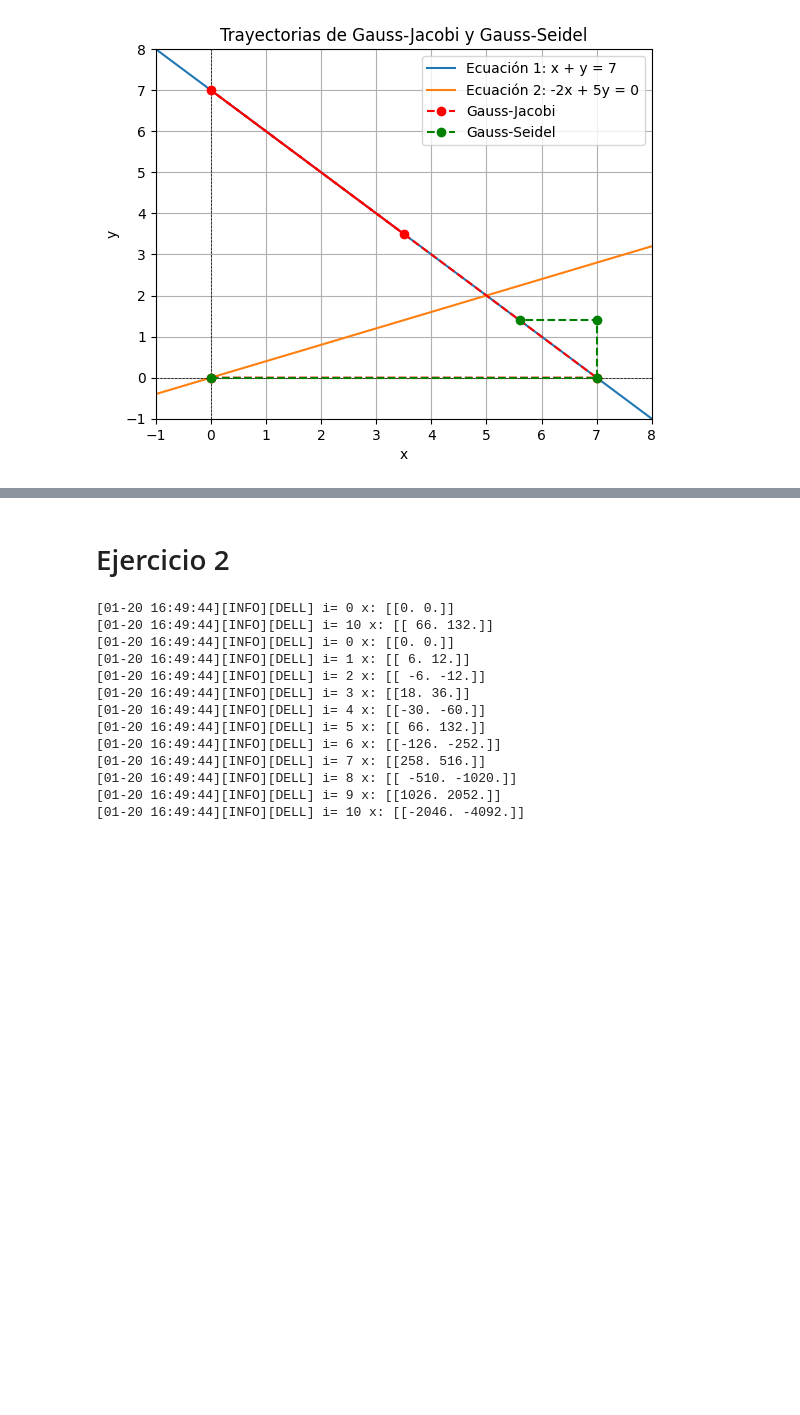
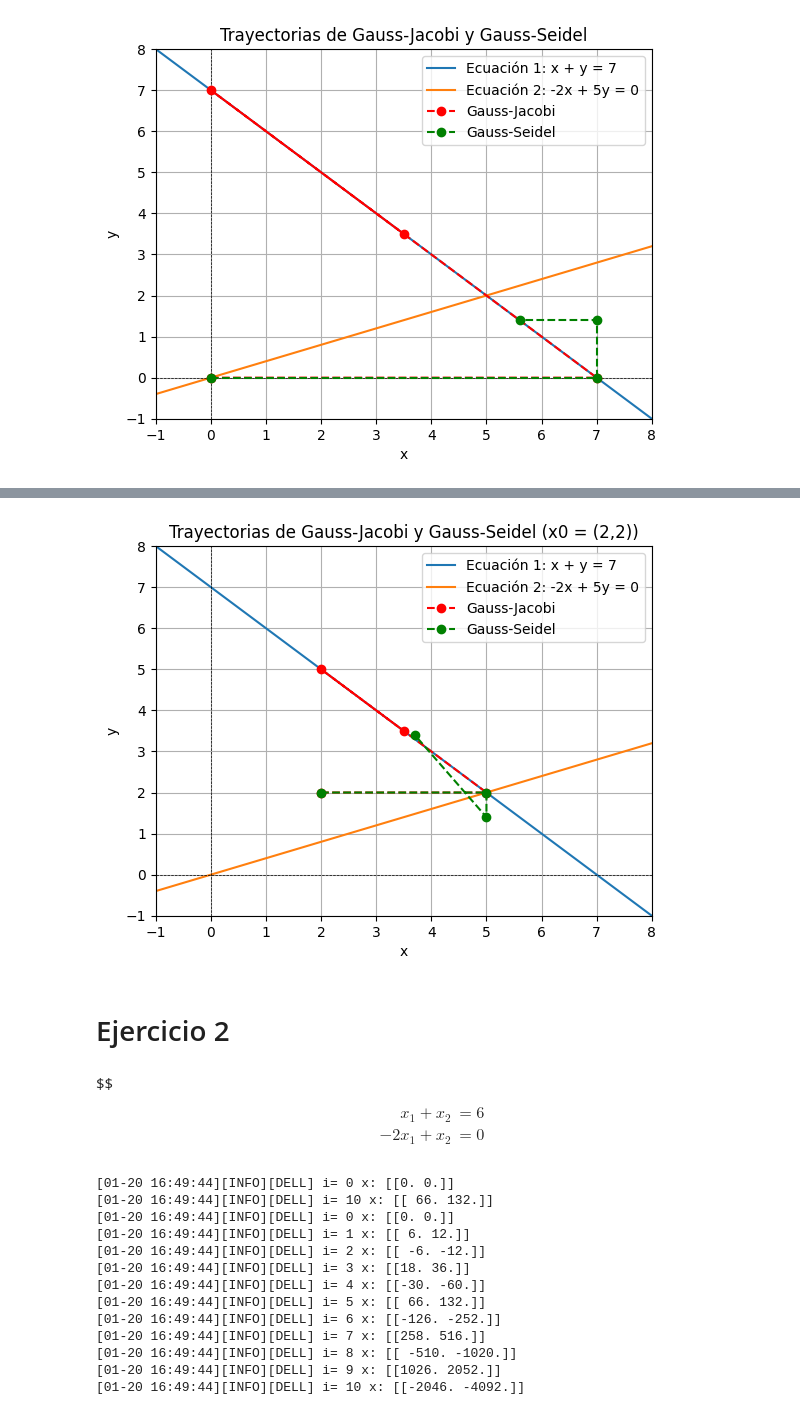
Before and after one commit to keyaru18/Taller3b_MN, a Jupyter notebook: Gauss-Jacobi y seidel.ipynb, the cells around one changed output, grey strips where cells are left out. Cells and saved outputs as stored; diff of their text form; code cells hidden in the pictures; blank space fills up the shorter version.

```diff
--- a/Gauss-Jacobi y seidel.ipynb
+++ b/Gauss-Jacobi y seidel.ipynb
@@ -120,5 +130,39 @@ plt.show()
+# %%
+# graficar la convergencia de ambos metodos
+import matplotlib.pyplot as plt
+x_vals = np.linspace(-1, 8, 100)
+y1 = 7 - x_vals
+y2 = (2/5) * x_vals
+plt.plot(x_vals, y1, label='Ecuación 1: x + y = 7')
+plt.plot(x_vals, y2, label='Ecuación 2: -2x + 5y = 0')
+plt.xlim(-1, 8)
+plt.ylim(-1, 8)
+plt.xlabel('x')
+plt.ylabel('y')
+plt.axhline(0, color='black',linewidth=0.5, ls='--')
+plt.axvline(0, color='black',linewidth=0.5, ls='--')
+plt.grid()
+plt.legend()
+plt.title('Trayectorias de Gauss-Jacobi y Gauss-Seidel (x0 = (2,2))')
+# Puntos de iteración (ejemplo)
+jacobi_points = [(2, 2), (5, 2), (2, 5), (3.5, 3.5)]
+seidel_points = [(2, 2), (5, 2), (5, 1.4), (3.7, 3.4)]
+jacobi_x, jacobi_y = zip(*jacobi_points)
+seidel_x, seidel_y = zip(*seidel_points)
+plt.plot(jacobi_x, jacobi_y, 'ro--', label='Gauss-Jacobi')
+plt.plot(seidel_x, seidel_y, 'go--', label='Gauss-Seidel')
+plt.legend()
+plt.show()
+# %% [output]
+[figure, added]
 # %% [markdown]
 # Ejercicio 2
+# %% [markdown]
+$$
+\begin{aligned}
+x_1 + x_2 &= 6 \\
+-2x_1 + x_2 &= 0
+\end{aligned}
 # %%
 A2 = np.array([[1,1], [-2, 1]])
 b2 = np.array([6, 0])
```
Also changed, not shown: parts of 4 cells of this notebook.
